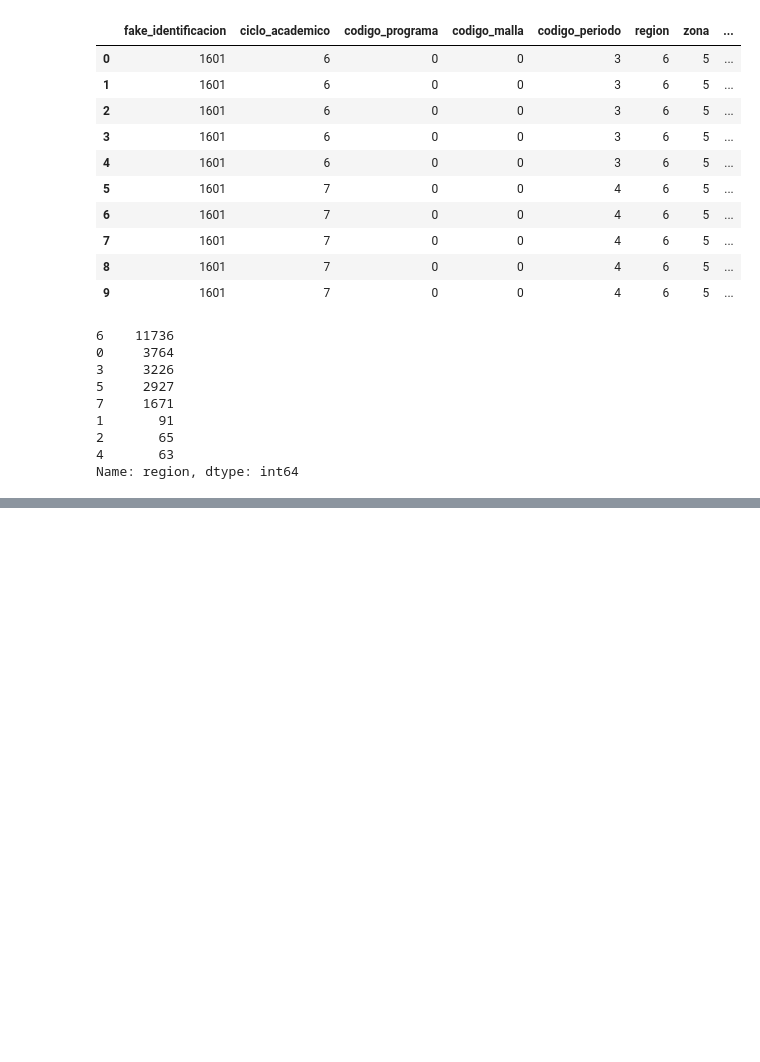
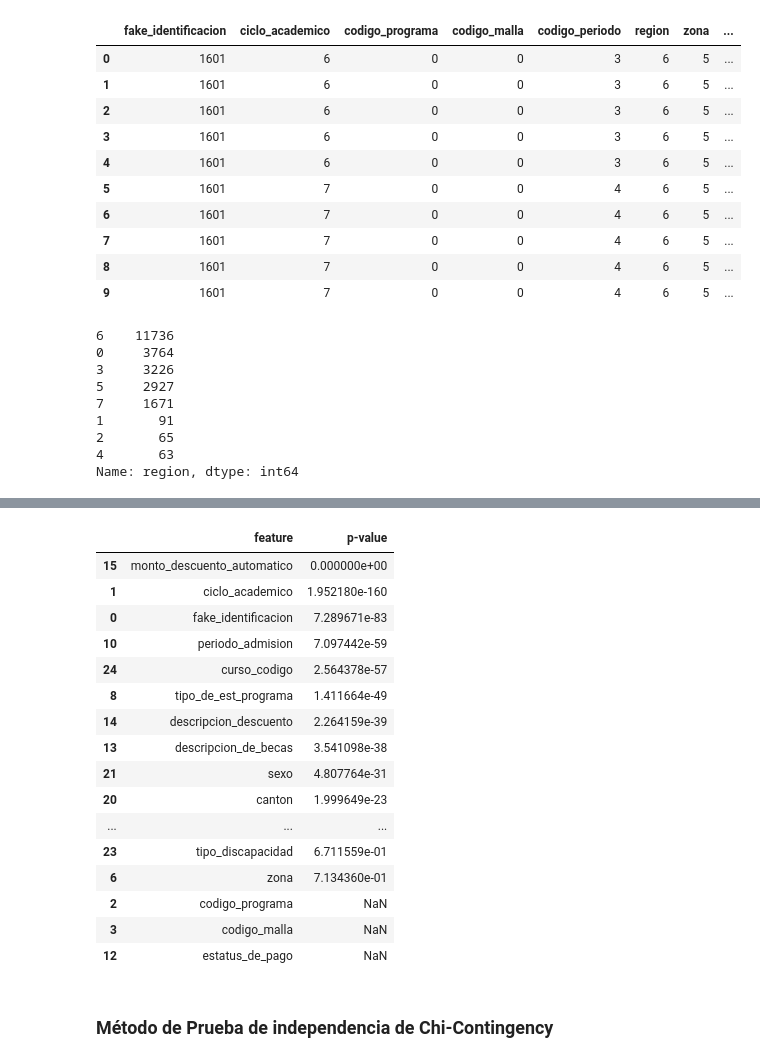
Before and after one commit to carloscastillo10/predicting-academic-performance, a Jupyter notebook: may-2023/final-data-exploration.ipynb, the cells around one changed output, grey strips where cells are left out. Saved outputs shown, nothing was run; the diff lists cells and outputs as text; code cells hidden in the pictures; blank space fills up the shorter version.

```diff
--- a/may-2023/final-data-exploration.ipynb
+++ b/may-2023/final-data-exploration.ipynb
@@ -156,0 +189,46 @@ Name: region, dtype: int64
+# %%
+X_train, X_test, y_train, y_test = train_test_split(X, y, test_size = 0.3)
+X_train = X_train.fillna('NO DEFINIDO')
+X_test = X_test.fillna('NO DEFINIDO')
+# %%
+ordinal_encoder = OrdinalEncoder(handle_unknown = 'use_encoded_value', unknown_value = -1)
+ordinal_encoder.fit(X_train)
+X_train_enc = pd.DataFrame(ordinal_encoder.transform(X_train), columns = X_train.columns)
+X_test_enc = pd.DataFrame(ordinal_encoder.transform(X_test), columns = X_test.columns)
+# %%
+label_encoder = LabelEncoder()
+label_encoder.fit(y_train)
+y_train_enc = pd.DataFrame(label_encoder.transform(y_train))
+y_test_enc = pd.DataFrame(label_encoder.transform(y_test))
+# %%
+features_selected = SelectKBest(score_func = chi2, k = 'all')
+features_selected.fit(X_train_enc, y_train_enc)
+X_train_fs = pd.DataFrame(features_selected.transform(X_train_enc), columns = X_train_enc.columns[features_selected.get_support()])
+X_test_fs = pd.DataFrame(features_selected.transform(X_test_enc), columns = X_test_enc.columns[features_selected.get_support()])
+# %%
+best_predictors = pd.DataFrame({
+    'feature': X_train_enc.columns[features_selected.get_support()],
+    'p-value': features_selected.pvalues_
+}).sort_values(by = 'p-value')
+
+best_predictors
+# %% [output]
+|  | feature | p-value |
+| 15 | monto_descuento_automatico | 0.000000e+00 |
+| 1 | ciclo_academico | 1.952180e-160 |
+| 0 | fake_identificacion | 7.289671e-83 |
+| 10 | periodo_admision | 7.097442e-59 |
+| 24 | curso_codigo | 2.564378e-57 |
+| 8 | tipo_de_est_programa | 1.411664e-49 |
+| 14 | descripcion_descuento | 2.264159e-39 |
+| 13 | descripcion_de_becas | 3.541098e-38 |
+| 21 | sexo | 4.807764e-31 |
+| 20 | canton | 1.999649e-23 |
+| ... | ... | ... |
+| 23 | tipo_discapacidad | 6.711559e-01 |
+| 6 | zona | 7.134360e-01 |
+| 2 | codigo_programa | NaN |
+| 3 | codigo_malla | NaN |
+| 12 | estatus_de_pago | NaN |
+# %% [markdown]
+### Método de **Prueba de independencia de Chi-Contingency**
```
Also changed, not shown: parts of 24 cells of this notebook.
